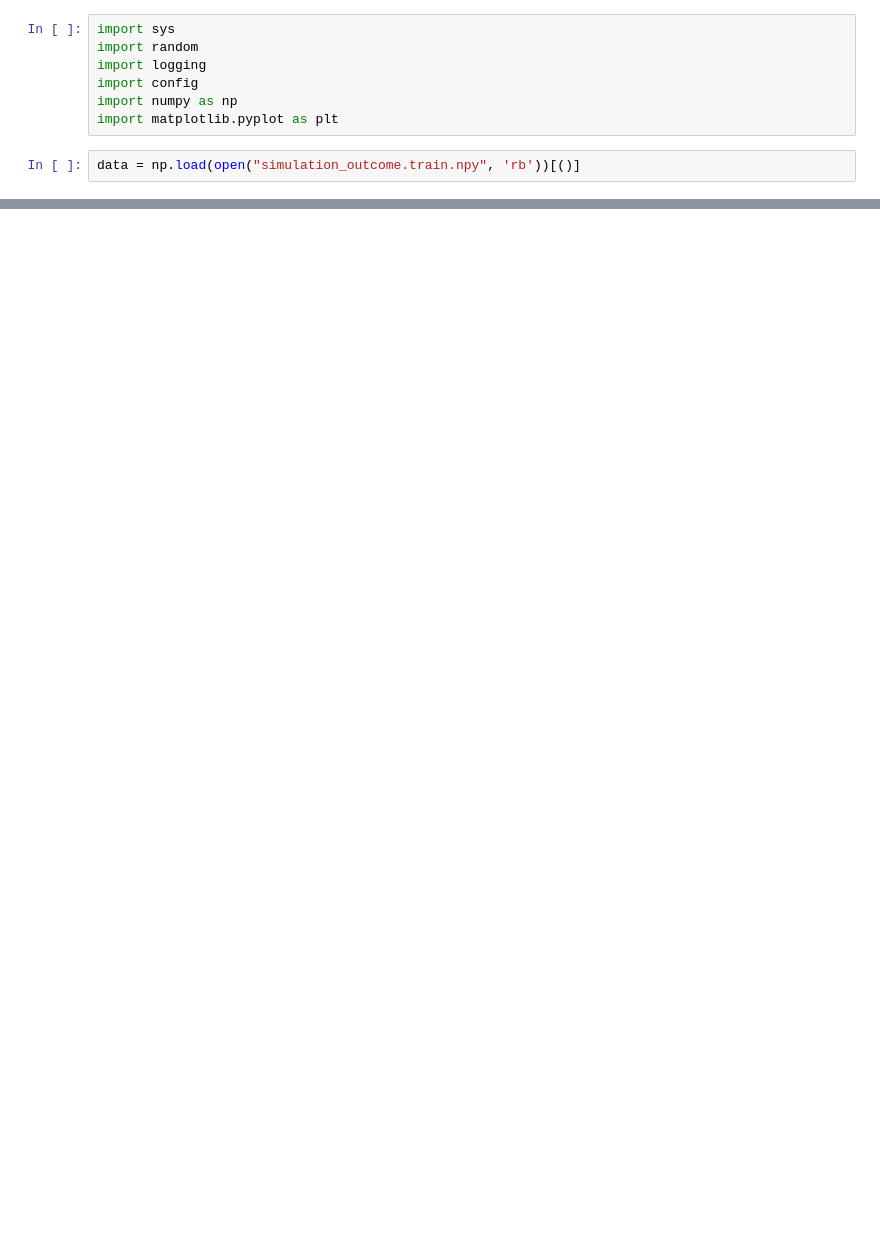
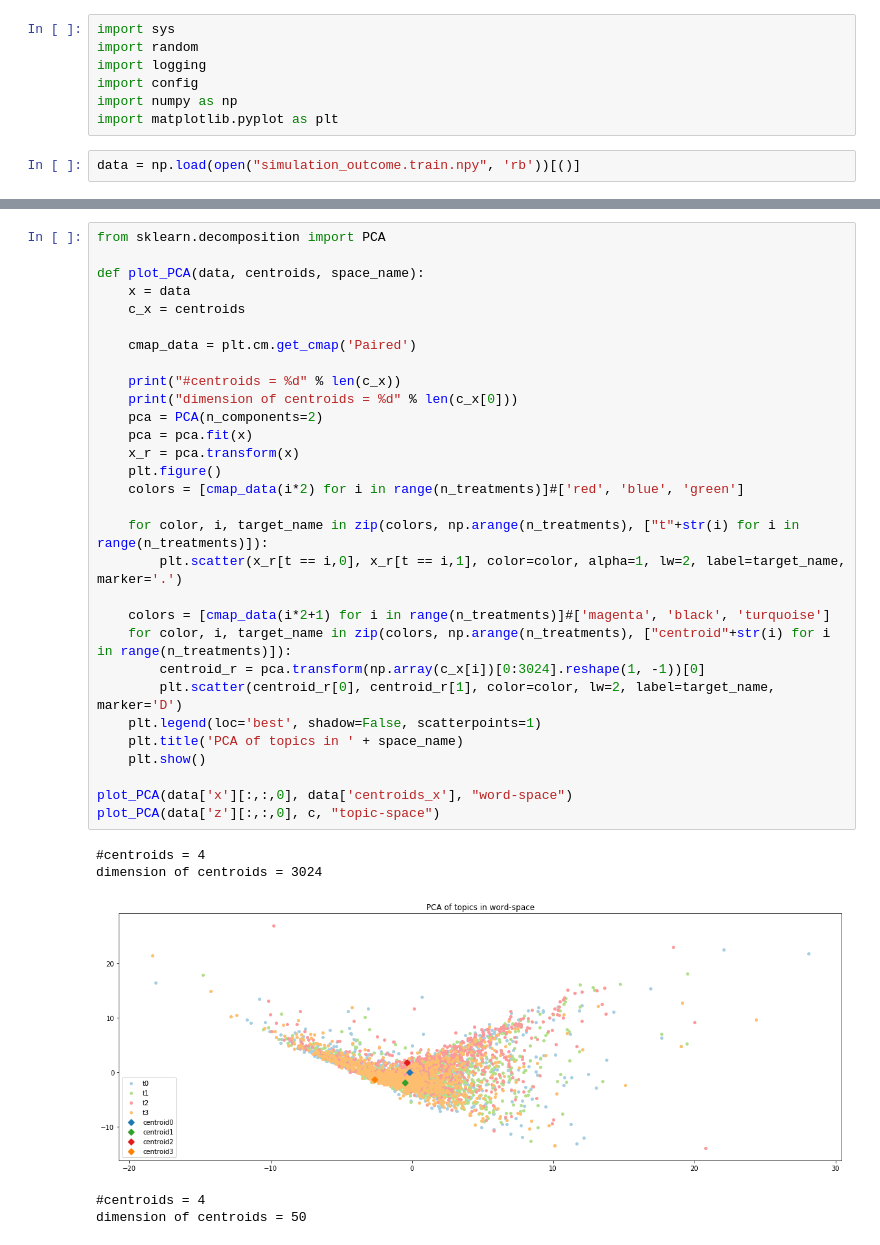
Before and after one commit to a1247418/multiParamNewsBenchmark, a Jupyter notebook: analysis.ipynb, the cells around one changed output, grey strips where cells are left out. Saved outputs shown, nothing was run; the diff lists cells and outputs as text; blank space fills up the shorter version.

```diff
--- a/analysis.ipynb
+++ b/analysis.ipynb
@@ -30,0 +105,36 @@ plt.show()
+# %%
+from sklearn.decomposition import PCA
+
+def plot_PCA(data, centroids, space_name):
+    x = data
+    c_x = centroids
+
+    cmap_data = plt.cm.get_cmap('Paired')
+
+    print("#centroids = %d" % len(c_x))
+    print("dimension of centroids = %d" % len(c_x[0]))
+    pca = PCA(n_components=2)
+    pca = pca.fit(x)
+    x_r = pca.transform(x)
+    plt.figure()
+    colors = [cmap_data(i*2) for i in range(n_treatments)]#['red', 'blue', 'green']
+
+    for color, i, target_name in zip(colors, np.arange(n_treatments), ["t"+str(i) for i in range(n_treatments)]):
+        plt.scatter(x_r[t == i,0], x_r[t == i,1], color=color, alpha=1, lw=2, label=target_name, marker='.')
+
+    colors = [cmap_data(i*2+1) for i in range(n_treatments)]#['magenta', 'black', 'turquoise']
+    for color, i, target_name in zip(colors, np.arange(n_treatments), ["centroid"+str(i) for i in range(n_treatments)]):
+        centroid_r = pca.transform(np.array(c_x[i])[0:3024].reshape(1, -1))[0]
+        plt.scatter(centroid_r[0], centroid_r[1], color=color, lw=2, label=target_name, marker='D')
+    plt.legend(loc='best', shadow=False, scatterpoints=1)
+    plt.title('PCA of topics in ' + space_name)
+    plt.show()
+
+plot_PCA(data['x'][:,:,0], data['centroids_x'], "word-space")
+plot_PCA(data['z'][:,:,0], c, "topic-space")
+# %% [output]
+#centroids = 4
+dimension of centroids = 3024
+[figure, added]
+#centroids = 4
+dimension of centroids = 50
```
Also changed, not shown: parts of 8 cells of this notebook, 5 other files.
